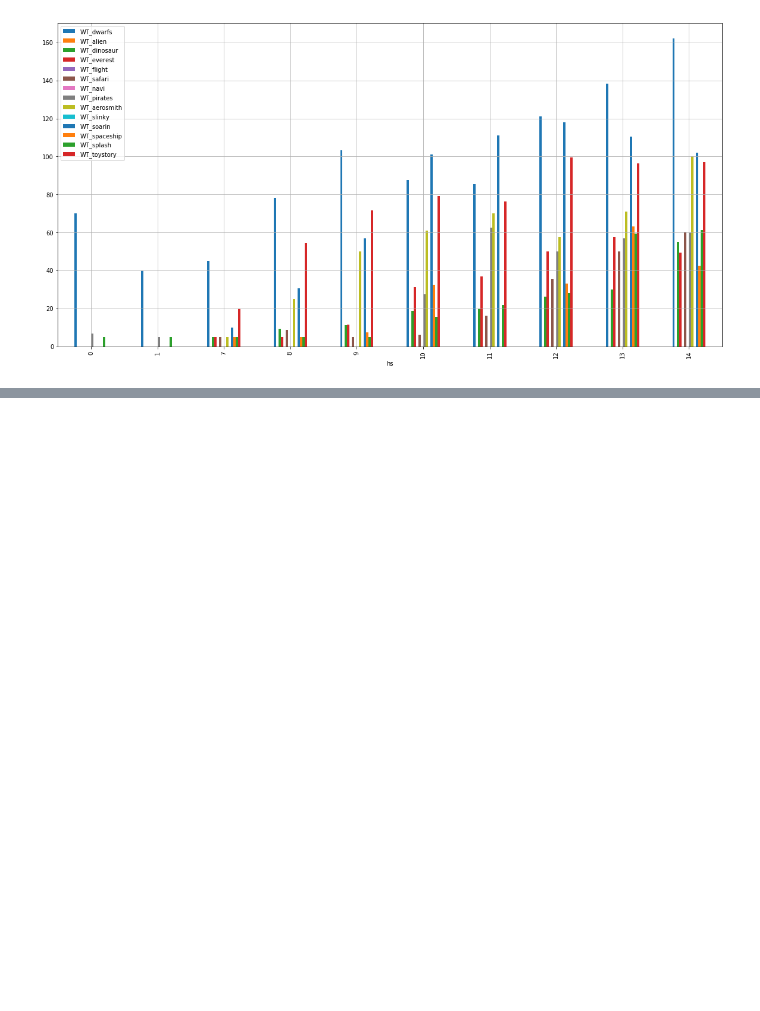
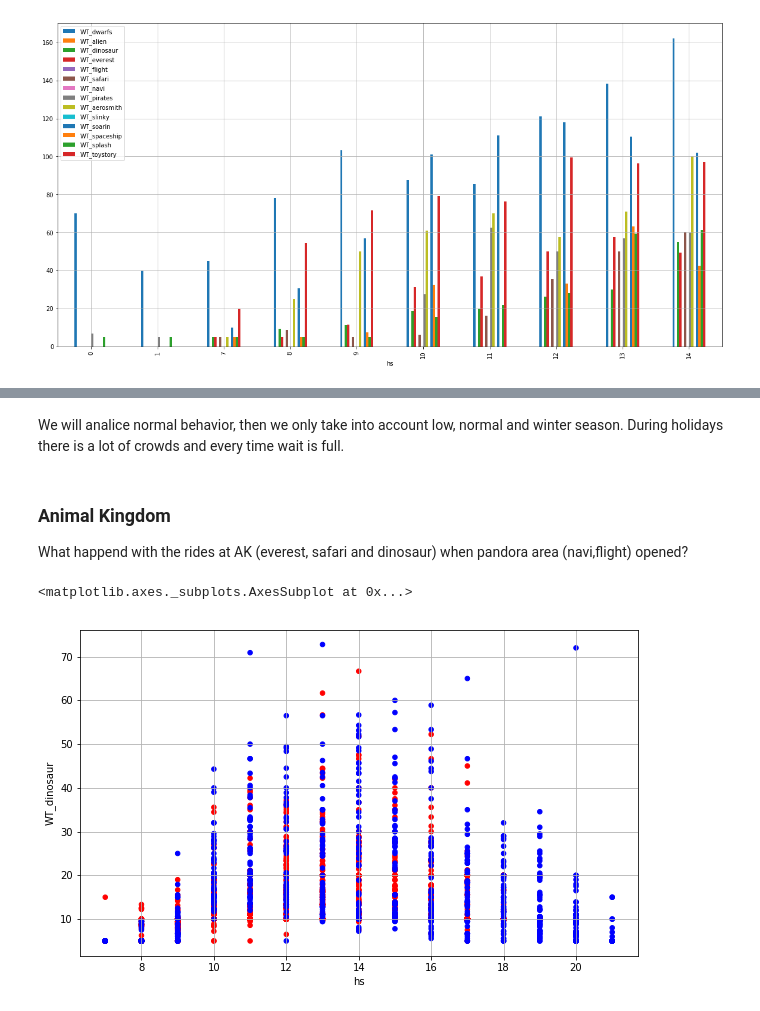
Before and after one commit to cnegrelli/Disney_Waiting_Times, a Jupyter notebook: TDIproject.ipynb, the cells around one changed output, grey strips where cells are left out. Saved outputs shown, nothing was run; the diff lists cells and outputs as text; code cells hidden in the pictures; blank space fills up the shorter version.

```diff
--- a/TDIproject.ipynb
+++ b/TDIproject.ipynb
@@ -298,0 +319,18 @@ full.head()
+# %%
+holiday = full['SEASON'].str.contains('CHRISTMAS') | full['SEASON'].str.contains('SUMMER') | full['SEASON'].str.contains('JERSEY')   | full['SEASON'].str.contains('THANKSGIVING')
+special_day = full['SEASON'].str.contains('COLUMBUS') | full['SEASON'].str.contains('EASTER') | full['SEASON'].str.contains('HALLOWEEN')  | full['SEASON'].str.contains('JULY')   | full['SEASON'].str.contains('MARDI')   | full['SEASON'].str.contains('KING')  | full['SEASON'].str.contains('MEMORIAL')  | full['SEASON'].str.contains('PRESIDENT')
+low = full['SEASON'].str.contains('SEPTEMBER') | full['SEASON'].str.contains('SEPTEMBER')
+normal = full['SEASON'].str.contains('FALL') | full['SEASON'].str.contains('SPRING')
+winter = full['SEASON'].str.contains('WINTER') |full['SEASON'].str.contains('WINTER')
+# %% [markdown]
+We will analice normal behavior, then we only take into account low, normal and winter season. During holidays there is a lot of crowds and every time wait is full.
+# %% [markdown]
+### Animal Kingdom
+
+What happend with the rides at AK (everest, safari and dinosaur) when pandora area (navi,flight) opened?
+# %%
+col = np.where(full[low].YEAR<2017,'r',np.where(full[low].YEAR>=2017,'b','r'))
+full[low].plot.scatter(x="hs",y="WT_dinosaur",c=col, figsize=(10,6), grid=True)
+# %% [output]
+<matplotlib.axes._subplots.AxesSubplot at 0x...>
+[figure, added]
```
Also changed, not shown: parts of 20 cells of this notebook.
